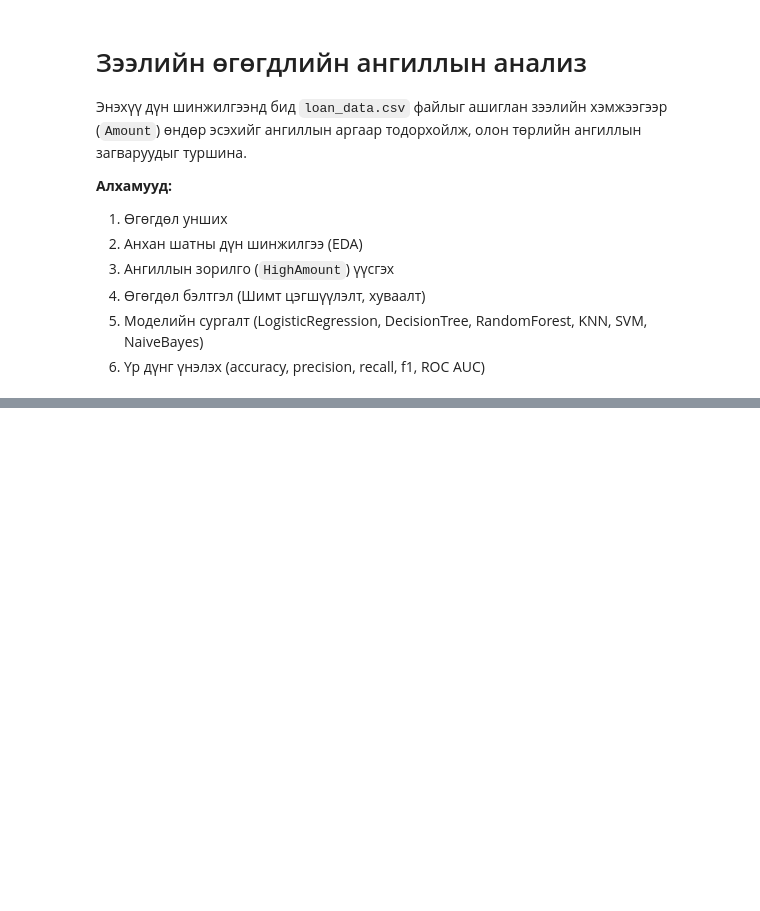
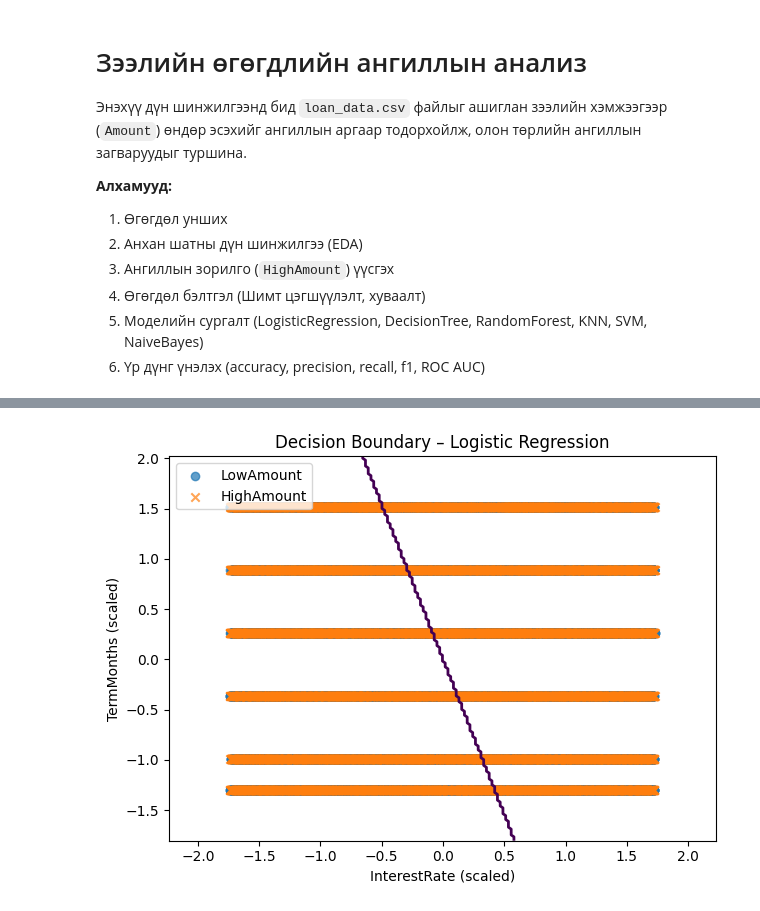
Before and after one commit to EnvyGod-dev/trubd, a Jupyter notebook: main.ipynb, the cells around one changed output, grey strips where cells are left out. Drawn from its saved outputs; the diff is of its cells as text; code cells hidden in the pictures; blank space fills up the shorter version.

```diff
--- a/main.ipynb
+++ b/main.ipynb
@@ -127,0 +134,33 @@ plt.show()
+# %%
+import numpy as np
+import matplotlib.pyplot as plt
+from sklearn.linear_model import LogisticRegression
+
+# 1. Логистик регрессийн модель бэлдэх
+logreg = LogisticRegression()
+logreg.fit(X_train_scaled, y_train)
+
+# 2. Meshgrid үүсгэх
+x_min, x_max = X_train_scaled[:, 0].min() - 0.5, X_train_scaled[:, 0].max() + 0.5
+y_min, y_max = X_train_scaled[:, 1].min() - 0.5, X_train_scaled[:, 1].max() + 0.5
+xx, yy = np.meshgrid(
+    np.linspace(x_min, x_max, 200),
+    np.linspace(y_min, y_max, 200)
+)
+
+grid = np.c_[xx.ravel(), yy.ravel()]
+Z = logreg.predict(grid).reshape(xx.shape)
+
+# 4. Статик график зурах
+plt.figure()
+plt.contour(xx, yy, Z, levels=[0.5], linewidths=2)  # шийдлийн хил
+plt.scatter(X_test_scaled[y_test==0, 0], X_test_scaled[y_test==0, 1], label='LowAmount', alpha=0.7)
+plt.scatter(X_test_scaled[y_test==1, 0], X_test_scaled[y_test==1, 1], label='HighAmount', marker='x', alpha=0.7)
+plt.xlabel('InterestRate (scaled)')
+plt.ylabel('TermMonths (scaled)')
+plt.title('Decision Boundary – Logistic Regression')
+plt.legend()
+plt.tight_layout()
+plt.show()
+# %% [output]
+[figure, added]
```
Also changed, not shown: parts of 6 cells of this notebook.
